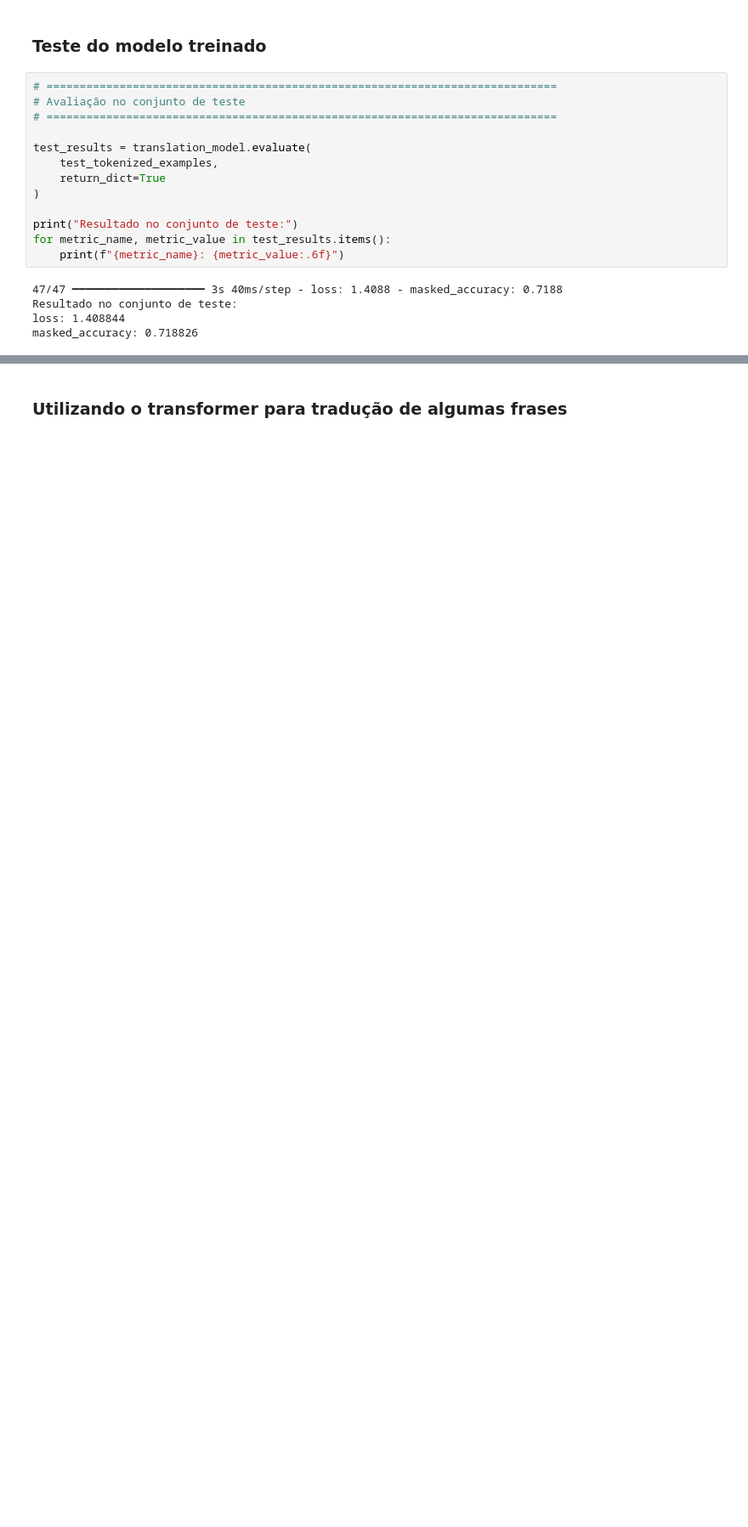
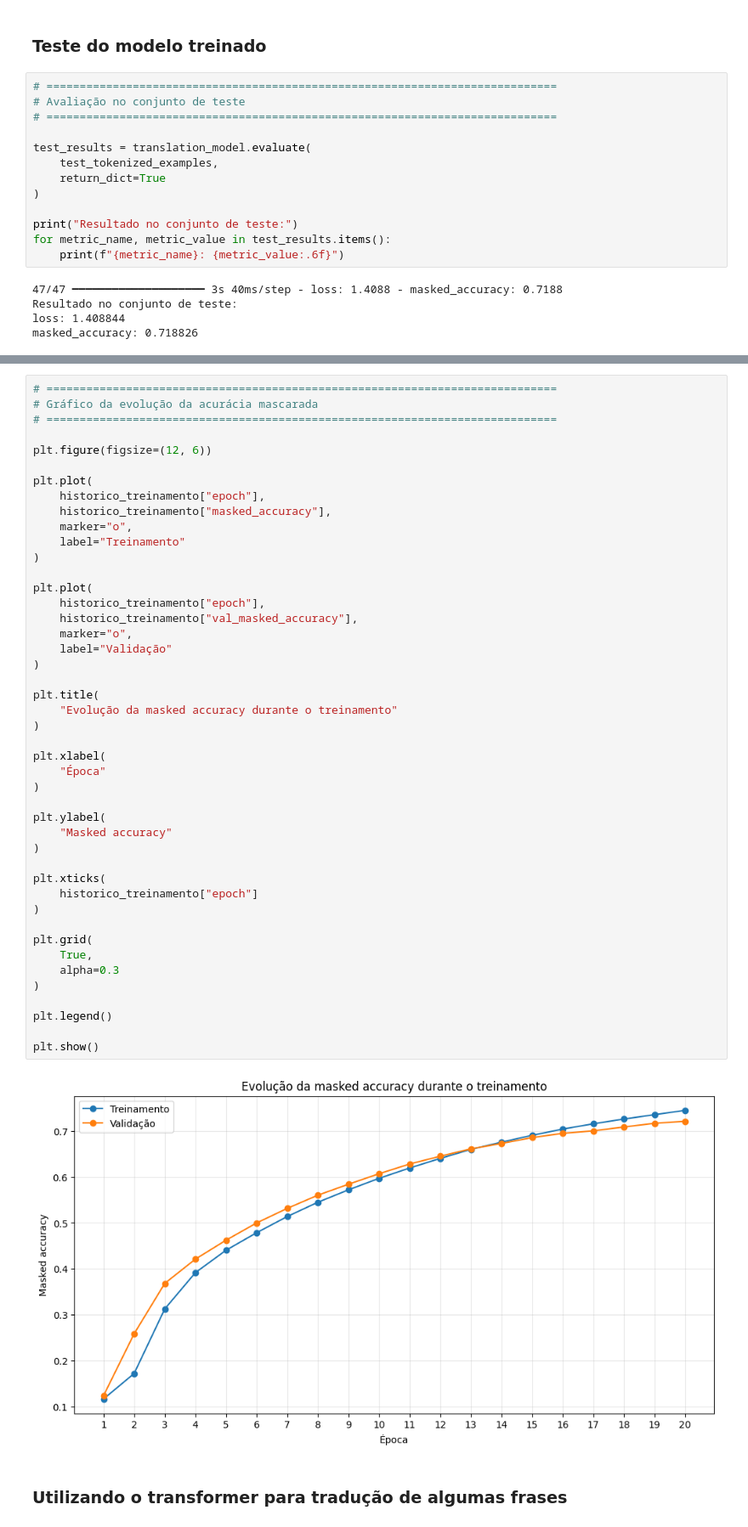
Before and after one commit to gilcesarf/imd1107-202601, a Jupyter notebook: 3-unidade/atividade5a.ipynb, the cells around one changed output, grey strips where cells are left out. Shown at 85% size. Drawn from its saved outputs; the diff is of its cells as text; blank space fills up the shorter version.

```diff
--- a/3-unidade/atividade5a.ipynb
+++ b/3-unidade/atividade5a.ipynb
@@ -1541,3 +1600,50 @@ masked_accuracy: 0.718826
+# %%
+# =============================================================================
+# Gráfico da evolução da acurácia mascarada
+# =============================================================================
+
+plt.figure(figsize=(12, 6))
+
+plt.plot(
+    historico_treinamento["epoch"],
+    historico_treinamento["masked_accuracy"],
+    marker="o",
+    label="Treinamento"
+)
+
+plt.plot(
+    historico_treinamento["epoch"],
+    historico_treinamento["val_masked_accuracy"],
+    marker="o",
+    label="Validação"
+)
+
+plt.title(
+    "Evolução da masked accuracy durante o treinamento"
+)
+
+plt.xlabel(
+    "Época"
+)
+
+plt.ylabel(
+    "Masked accuracy"
+)
+
+plt.xticks(
+    historico_treinamento["epoch"]
+)
+
+plt.grid(
+    True,
+    alpha=0.3
+)
+
+plt.legend()
+
+plt.show()
+# %% [output]
+[figure, added]
 # %% [markdown]
 ### Utilizando o transformer para tradução de algumas frases
 # %%
```
Also changed, not shown: parts of 3 cells of this notebook, 1 other file.
